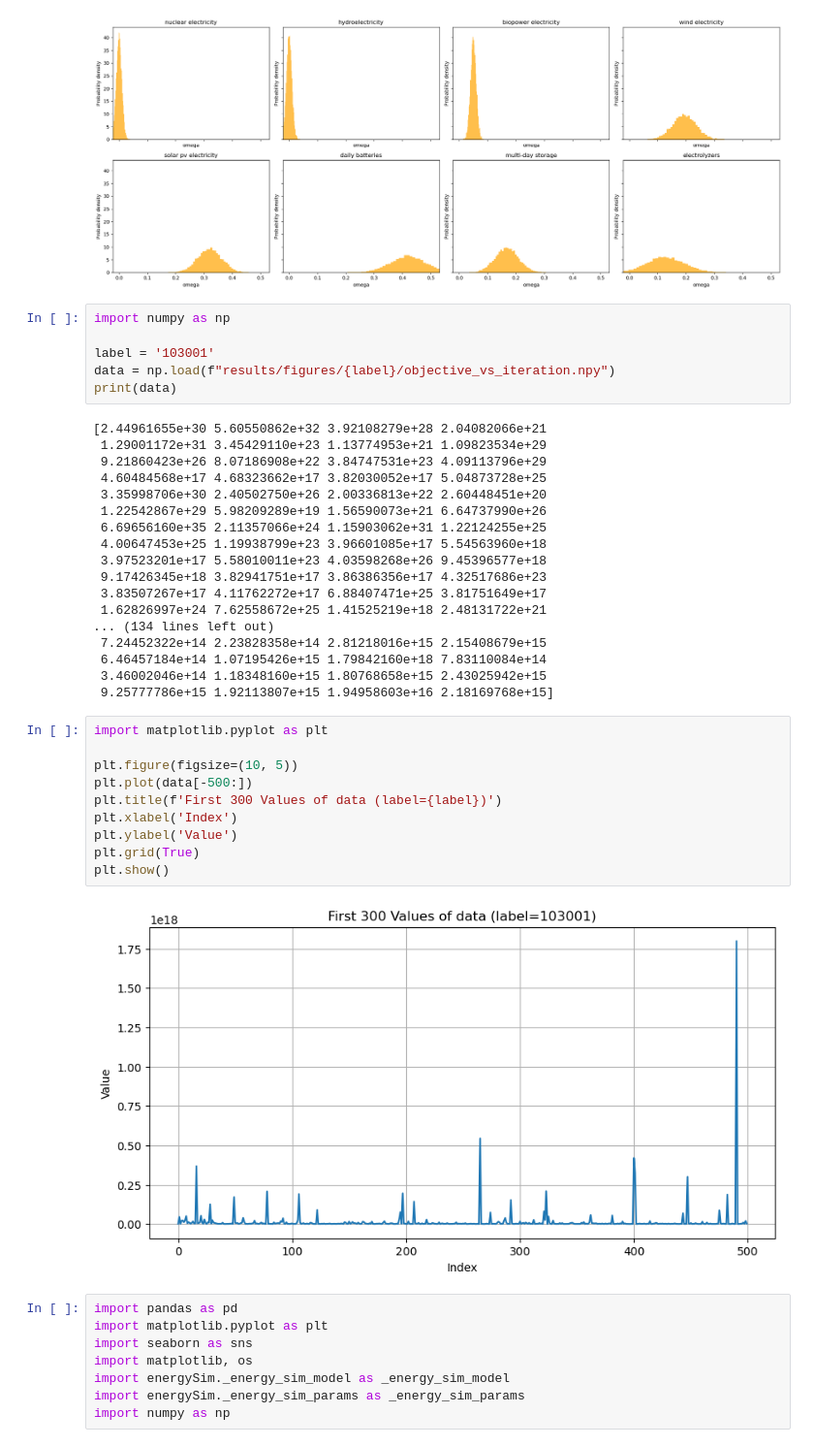
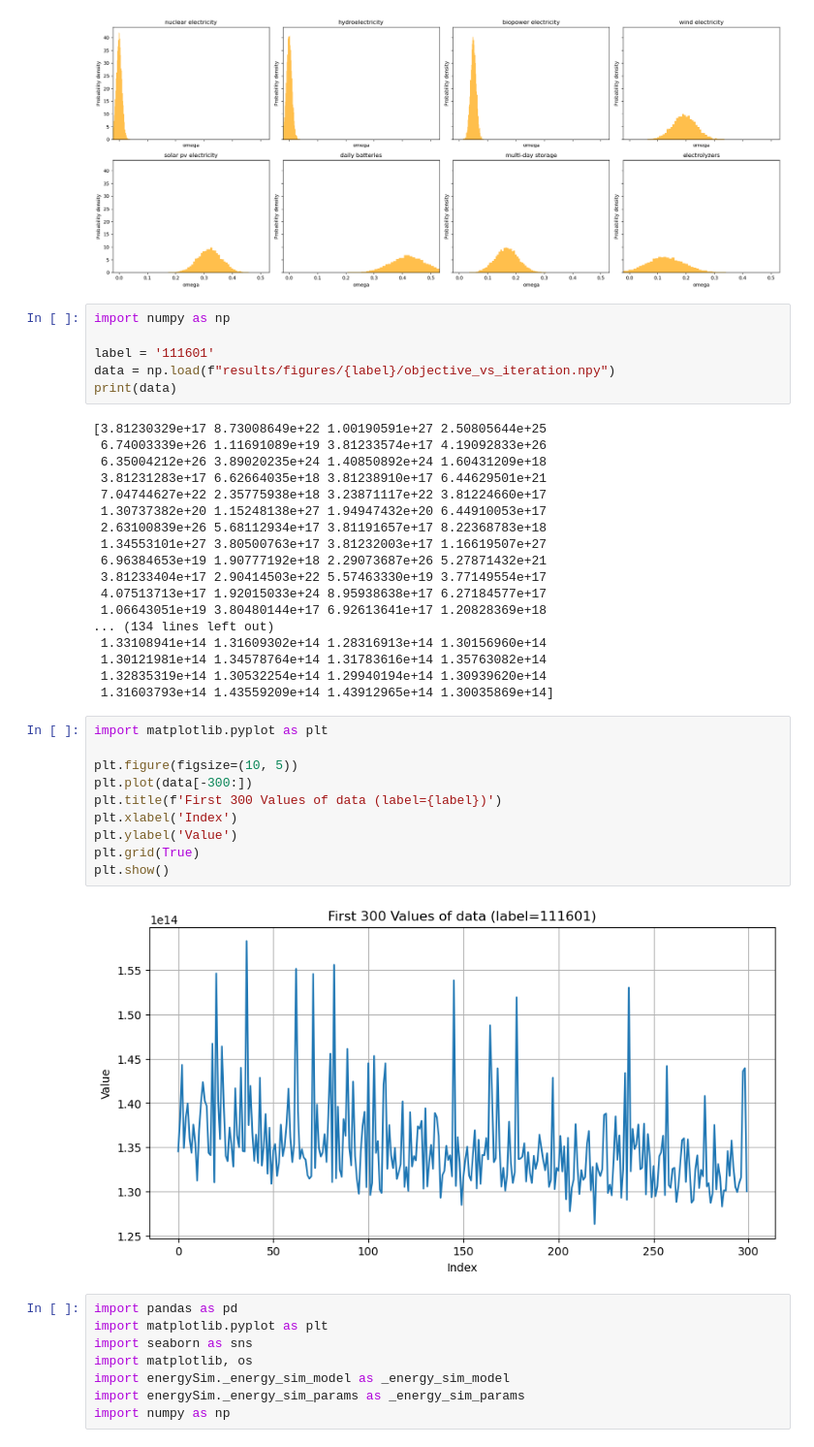
Before and after one commit to Mofan-coding/energy_dps, a Jupyter notebook: test.ipynb, the cells around one changed output. Shown at 97% size. Drawn from its saved outputs; the diff is of its cells as text.

```diff
--- a/test.ipynb
+++ b/test.ipynb
@@ -61,39 +61,39 @@ plt.show()
 # %%
 import numpy as np
 
-label = '103001'
+label = '111601'
 data = np.load(f"results/figures/{label}/objective_vs_iteration.npy")
 print(data)
 # %% [output]
-[2.44961655e+30 5.60550862e+32 3.92108279e+28 2.04082066e+21
- 1.29001172e+31 3.45429110e+23 1.13774953e+21 1.09823534e+29
- 9.21860423e+26 8.07186908e+22 3.84747531e+23 4.09113796e+29
- 4.60484568e+17 4.68323662e+17 3.82030052e+17 5.04873728e+25
- 3.35998706e+30 2.40502750e+26 2.00336813e+22 2.60448451e+20
- 1.22542867e+29 5.98209289e+19 1.56590073e+21 6.64737990e+26
- 6.69656160e+35 2.11357066e+24 1.15903062e+31 1.22124255e+25
- 4.00647453e+25 1.19938799e+23 3.96601085e+17 5.54563960e+18
- 3.97523201e+17 5.58010011e+23 4.03598268e+26 9.45396577e+18
- 9.17426345e+18 3.82941751e+17 3.86386356e+17 4.32517686e+23
- 3.83507267e+17 4.11762272e+17 6.88407471e+25 3.81751649e+17
- 1.62826997e+24 7.62558672e+25 1.41525219e+18 2.48131722e+21
+[3.81230329e+17 8.73008649e+22 1.00190591e+27 2.50805644e+25
+ 6.74003339e+26 1.11691089e+19 3.81233574e+17 4.19092833e+26
+ 6.35004212e+26 3.89020235e+24 1.40850892e+24 1.60431209e+18
+ 3.81231283e+17 6.62664035e+18 3.81238910e+17 6.44629501e+21
+ 7.04744627e+22 2.35775938e+18 3.23871117e+22 3.81224660e+17
+ 1.30737382e+20 1.15248138e+27 1.94947432e+20 6.44910053e+17
+ 2.63100839e+26 5.68112934e+17 3.81191657e+17 8.22368783e+18
+ 1.34553101e+27 3.80500763e+17 3.81232003e+17 1.16619507e+27
+ 6.96384653e+19 1.90777192e+18 2.29073687e+26 5.27871432e+21
+ 3.81233404e+17 2.90414503e+22 5.57463330e+19 3.77149554e+17
+ 4.07513713e+17 1.92015033e+24 8.95938638e+17 6.27184577e+17
+ 1.06643051e+19 3.80480144e+17 6.92613641e+17 1.20828369e+18
 ... (134 lines left out)
- 7.24452322e+14 2.23828358e+14 2.81218016e+15 2.15408679e+15
- 6.46457184e+14 1.07195426e+15 1.79842160e+18 7.83110084e+14
- 3.46002046e+14 1.18348160e+15 1.80768658e+15 2.43025942e+15
- 9.25777786e+15 1.92113807e+15 1.94958603e+16 2.18169768e+15]
+ 1.33108941e+14 1.31609302e+14 1.28316913e+14 1.30156960e+14
+ 1.30121981e+14 1.34578764e+14 1.31783616e+14 1.35763082e+14
+ 1.32835319e+14 1.30532254e+14 1.29940194e+14 1.30939620e+14
+ 1.31603793e+14 1.43559209e+14 1.43912965e+14 1.30035869e+14]
 # %%
 import matplotlib.pyplot as plt
 
 plt.figure(figsize=(10, 5))
-plt.plot(data[-500:])
+plt.plot(data[-300:])
 plt.title(f'First 300 Values of data (label={label})')
 plt.xlabel('Index')
 plt.ylabel('Value')
 plt.grid(True)
 plt.show()
 # %% [output]
-[figure, old version]
+[figure, new version]
 # %%
 import pandas as pd
 import matplotlib.pyplot as plt
```
Also changed, not shown: 15 other files.
